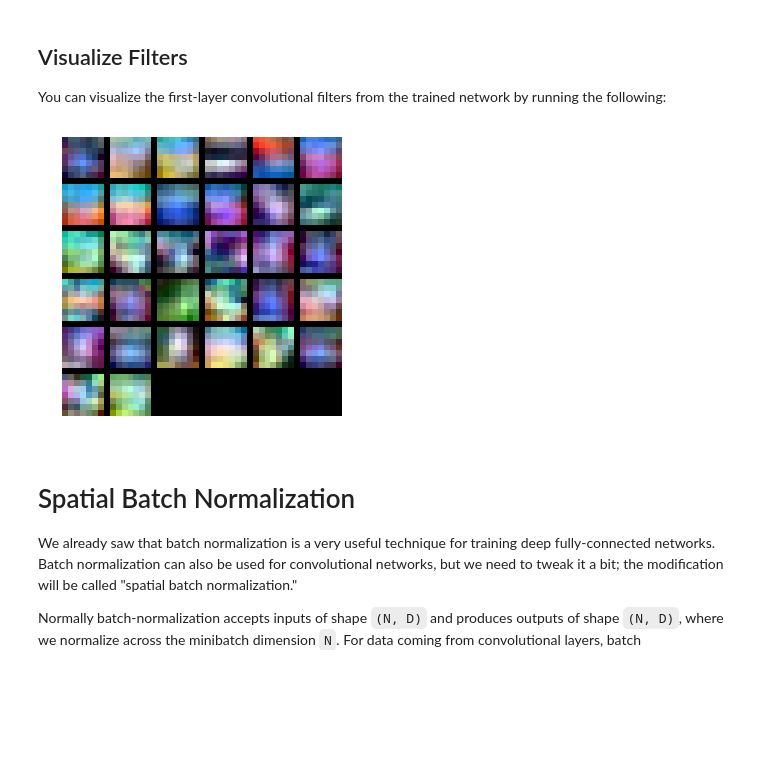
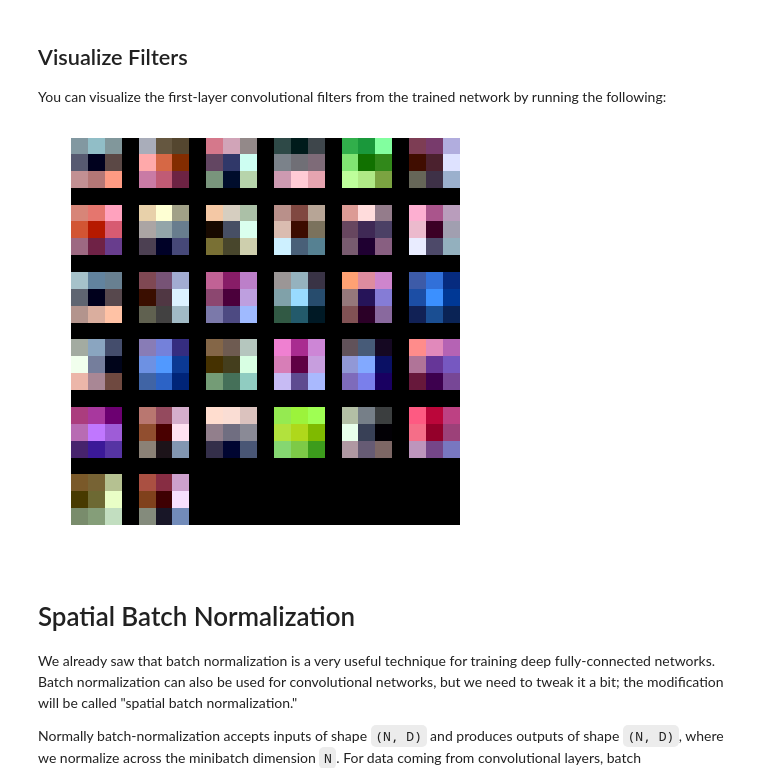
Before and after one commit to anunayarunav/cs231n-assignments, a Jupyter notebook: assignment2/ConvolutionalNetworks.ipynb, the cells around one changed output. Saved outputs shown, nothing was run; the diff lists cells and outputs as text; code cells hidden in the pictures; blank space fills up the shorter version.

```diff
--- a/assignment2/ConvolutionalNetworks.ipynb
+++ b/assignment2/ConvolutionalNetworks.ipynb
@@ -567,13 +570,13 @@ solver.train()
 You can visualize the first-layer convolutional filters from the trained network by running the following:
 # %%
 from cs231n.vis_utils import visualize_grid
-grid = visualize_grid(model.params['convW1'].transpose(0, 2, 3, 1))
+grid = visualize_grid(model_7.params['convW1'].transpose(0, 2, 3, 1))
 plt.imshow(grid.astype('uint8'))
 plt.axis('off')
 plt.gcf().set_size_inches(5, 5)
 plt.show()
 # %% [output]
-[figure, old version]
+[figure, new version]
 # %% [markdown]
 # Spatial Batch Normalization
 We already saw that batch normalization is a very useful technique for training deep fully-connected networks. Batch normalization can also be used for convolutional networks, but we need to tweak it a bit; the modification will be called "spatial batch normalization."
```
Also changed, not shown: parts of 16 cells of this notebook.
